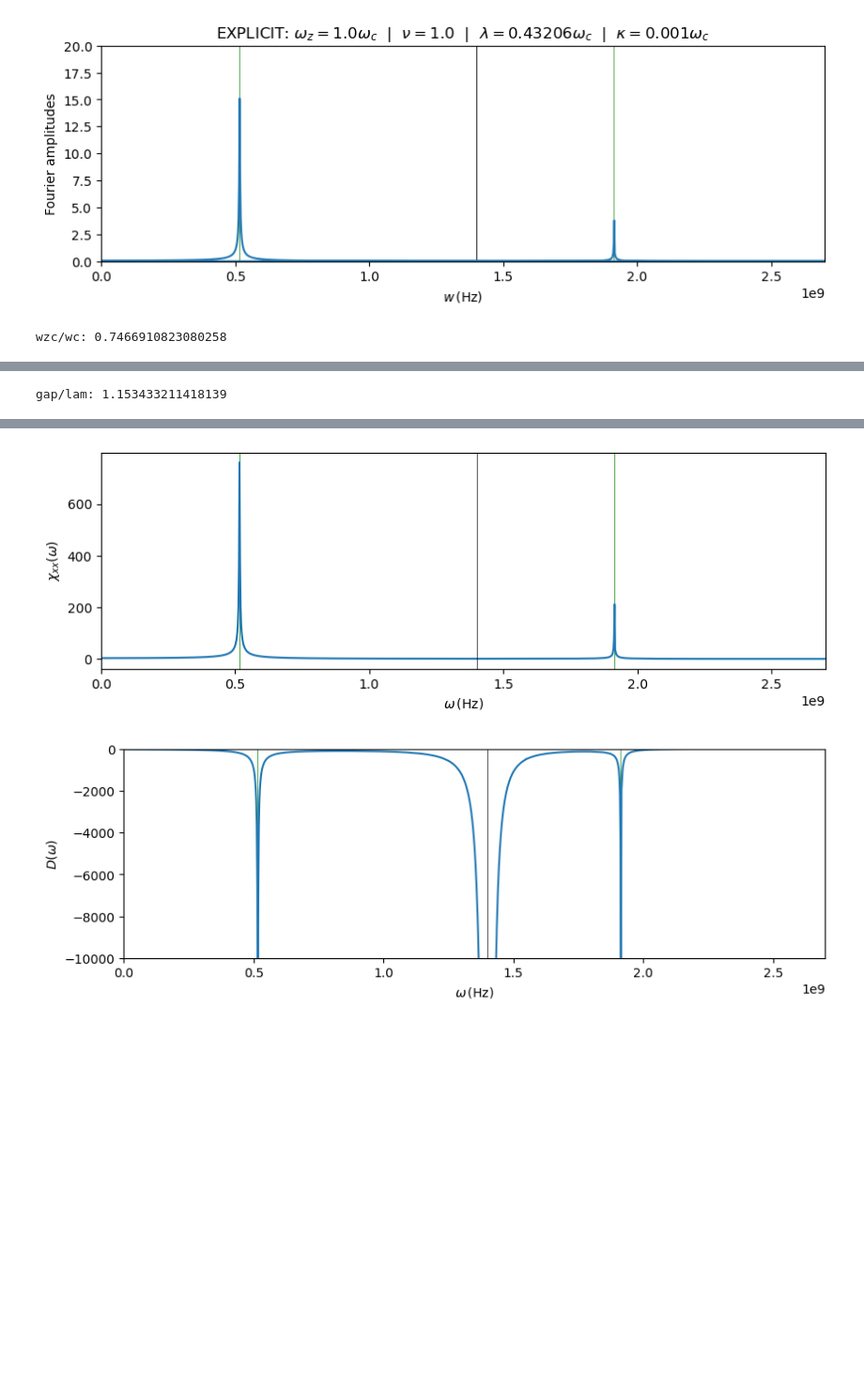
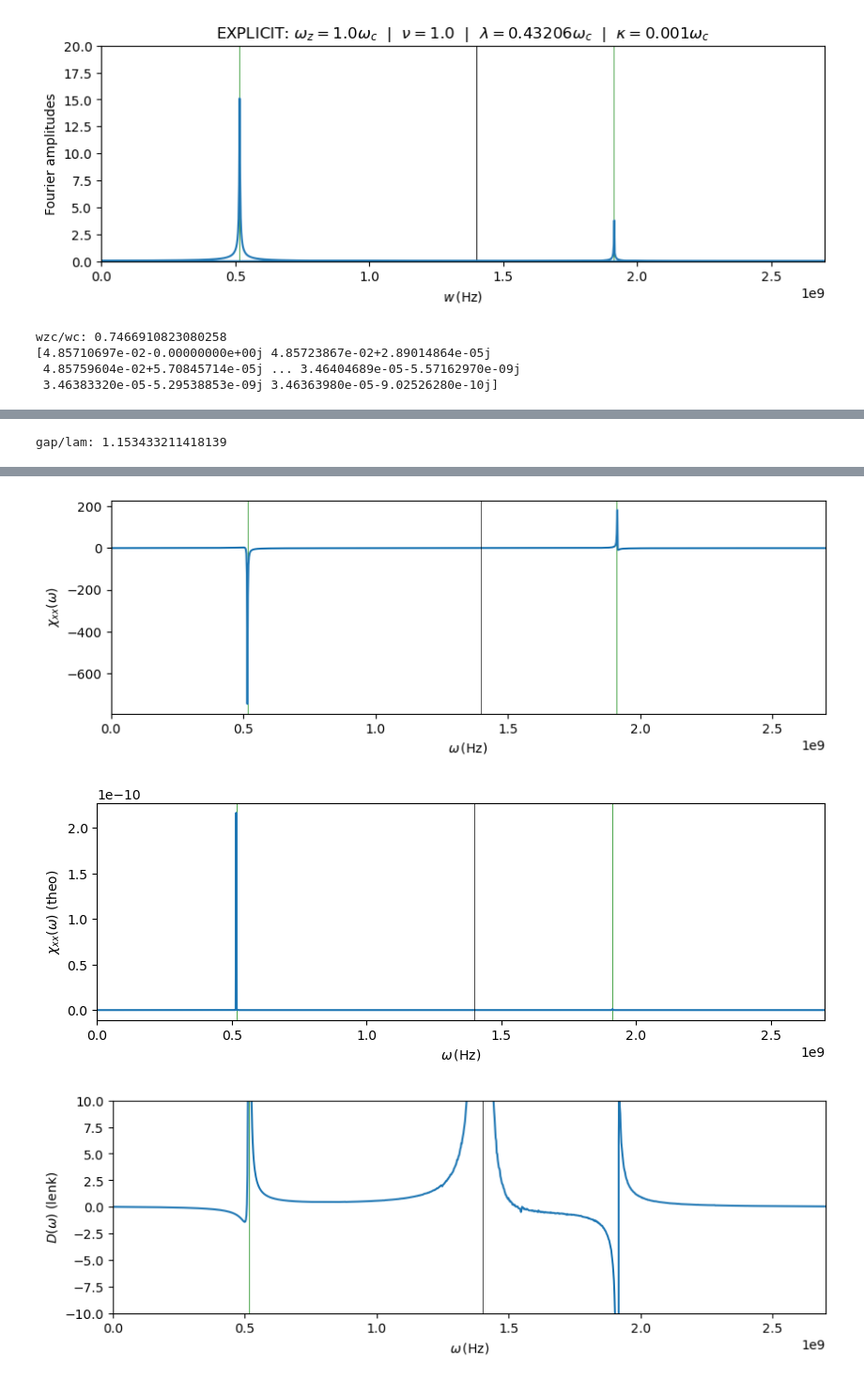
Before and after one commit to chuan97/magnetic-qed, a Jupyter notebook: sinc.ipynb, the cells around one changed output, grey strips where cells are left out. Shown at 94% size. Cells and saved outputs as stored; diff of their text form; code cells hidden in the pictures; blank space fills up the shorter version.

Commit message:
restablish photon propagator

```diff
--- a/sinc.ipynb
+++ b/sinc.ipynb
@@ -53,7 +53,7 @@ def fft_wrapper(time, timeseries, slice_=None):
         timeseries = timeseries[slice_]
 
     ws = fftfreq(len(time), time[1] - time[0])
-    amps = np.abs(fft(timeseries))
+    amps = fft(timeseries)
 
     return ws[:middle(ws)], amps[:middle(ws)]
 
@@ -64,9 +64,16 @@ def middle(seq):
 def free_photon_prop(w, wc):
     return 1 / (w - wc)
 
-def photon_prop(w, wc, chi, lam):
+def matter_response(w, wc, wz, lam):
+    num = 2 * wz * (wc**2 - w**2)
+    den = (wc**2 - w**2)*(wz**2 - w**2) - 4*lam**2*wz*wc
+
+    return num/den
+
+def photon_prop_lenk(w, wc, chi, lam):
     D0 = free_photon_prop(w, wc)
-    return D0 - lam**2*D0*chi*D0
+
+    return D0 - D0**2*lam**2*chi
 
 def polaritons(wz, wc, lam):
     def para(wz, wc, lam):
@@ -247,7 +254,7 @@ h = 0.01 * Bext
 f_Bext = f_Bext_factory(Bext, w_cutoff, h)
 kappa = 0.001 * wc
 Bext = np.array([0, 0, 2*np.pi*wz/gammaLL])
-nu = 1
+nu = 1.0
 c = 5.124350564859e-19
 rho = 5.1e26 # densidad espines FIJA
 lam = np.sqrt(c * rho * nu * wc)
@@ -260,6 +267,7 @@ t_eval = np.linspace(0, tmax, 500000) #100000
 #dt = 0.01e-9
 sol = solve_ivp(LLG_explicit_real_tdep, (0, tmax), m0, method='RK45', args=(f_Bext, Brms, 2*np.pi * wc, 2*np.pi * kappa, N, gammaLL, alpha), t_eval=t_eval)#, max_step=dt, atol = 1, rtol = 1
 ws, amps = fft_wrapper(sol.t, sol.y[0], slice(middle(sol.t), -1)) # discard first half of time evolution
+print(amps)
 plt.plot(sol.t * 1e9, sol.y[0])
 
 #plt.xlim(0, 50)
@@ -288,7 +296,7 @@ for p in (pm, pp):
 
 print('gap/lam:', (pp - pm) / (2 * lam))
 
-plt.plot(ws, amps)
+plt.plot(ws, amps.imag)
 #plt.xlim(0.1e9, 2e9)
 #plt.ylim(0, 20)
 plt.xlim(0.0e9, 2.7e9)
@@ -305,7 +313,7 @@ for p in (pm, pp):
 # -----------------------------------------
 
 chi = amps * w_cutoff / (gammaLL * h * np.pi)
-plt.plot(ws, chi)
+plt.plot(ws, chi.imag)
 plt.xlim(0.0e9, 2.7e9)
 plt.ylabel(r'$\chi_{xx}(\omega)$')
 plt.xlabel(r'$\omega \, ({\rm Hz})$')
@@ -318,15 +326,33 @@ for p in (pm, pp):
     plt.axvline(p, c='g', lw=0.5)
 # -----------------------------------------
 
-plt.plot(ws, photon_prop(ws, wc, chi, np.sqrt(N) * gammaLL * Brms_scalar / 2))
-plt.ylim(-1e4, 0)
+eta = 0.01
+plt.plot(ws, matter_response(ws + 1j*eta,  wc, wz, lam).imag / eta)
+#plt.ylim(-1e4, 0)
 plt.xlim(0.0e9, 2.7e9)
-plt.ylabel(r'$D(\omega)$')
+plt.ylabel(r'$\chi_{xx}(\omega)$ (theo)')
 plt.xlabel(r'$\omega \, ({\rm Hz})$')
 plt.axvline(1.4e9, c='k', lw=0.5)
 plt.show()
+
+# AQUI SE CALCULAN Y PINTAN LOS POLARITONES
+pm, pp = polaritons(wz, wc, lam)
+for p in (pm, pp):
+    plt.axvline(p, c='g', lw=0.5)
+# -----------------------------------------
+
+plt.plot(ws, photon_prop_lenk(ws, wc, chi.imag, lam))
+plt.ylim(-1e1, 1e1)
+plt.xlim(0.0e9, 2.7e9)
+plt.ylabel(r'$D(\omega)$ (lenk)')
+plt.xlabel(r'$\omega \, ({\rm Hz})$')
+plt.axvline(1.4e9, c='k', lw=0.5)
+plt.show()
 # %% [output]
 wzc/wc: 0.7466910823080258
+[4.85710697e-02-0.00000000e+00j 4.85723867e-02+2.89014864e-05j
+ 4.85759604e-02+5.70845714e-05j ... 3.46404689e-05-5.57162970e-09j
+ 3.46383320e-05-5.29538853e-09j 3.46363980e-05-9.02526280e-10j]
 [figure]
 [figure]
 gap/lam: 1.153433211418139
@@ -334,2 +360,3 @@ gap/lam: 1.153433211418139
-[figure, old version]
+[figure, new version]
-[figure, old version]
+[figure, new version]
+[figure, added]
```
Also changed, not shown: parts of 2 cells of this notebook.
